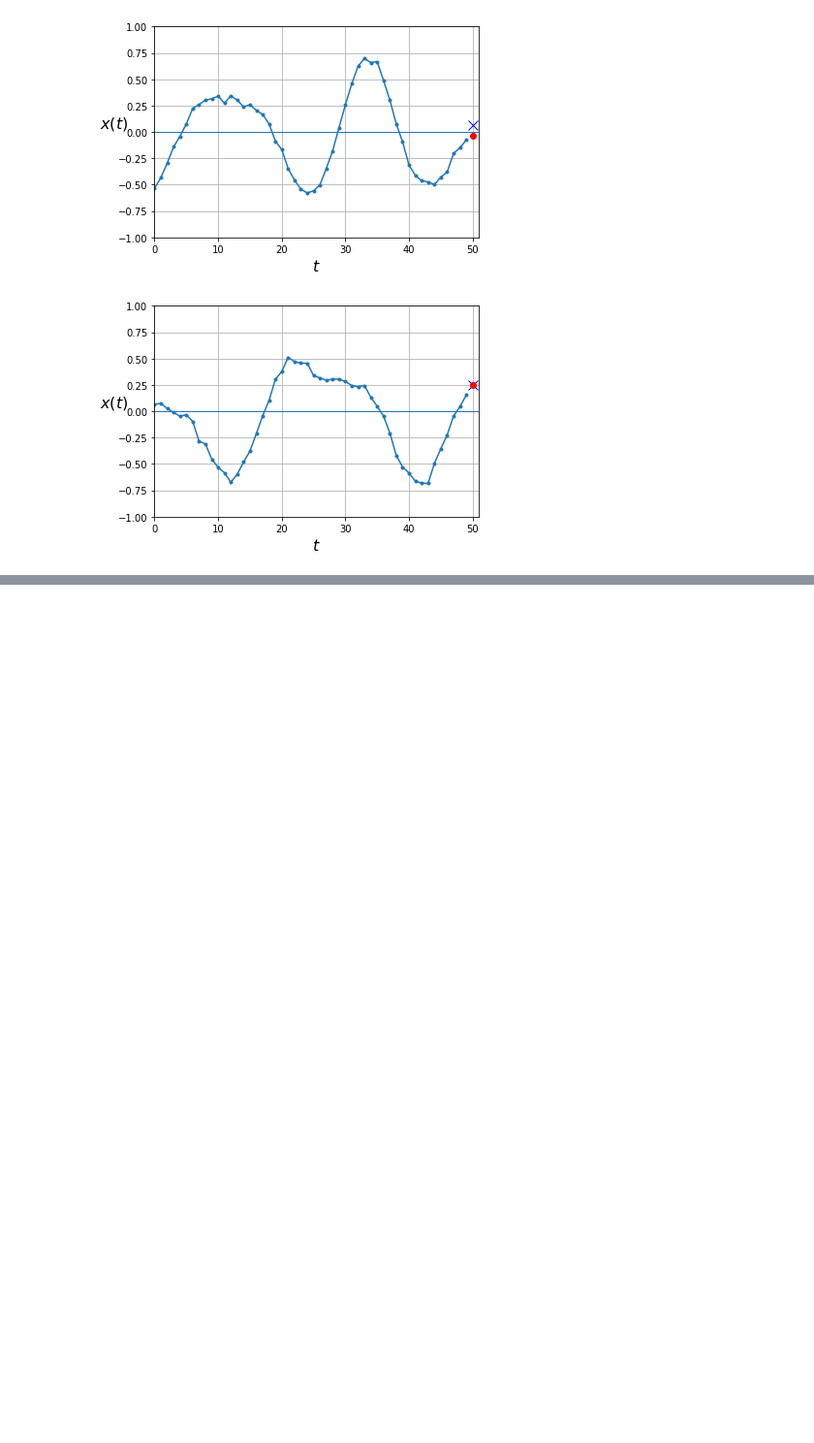
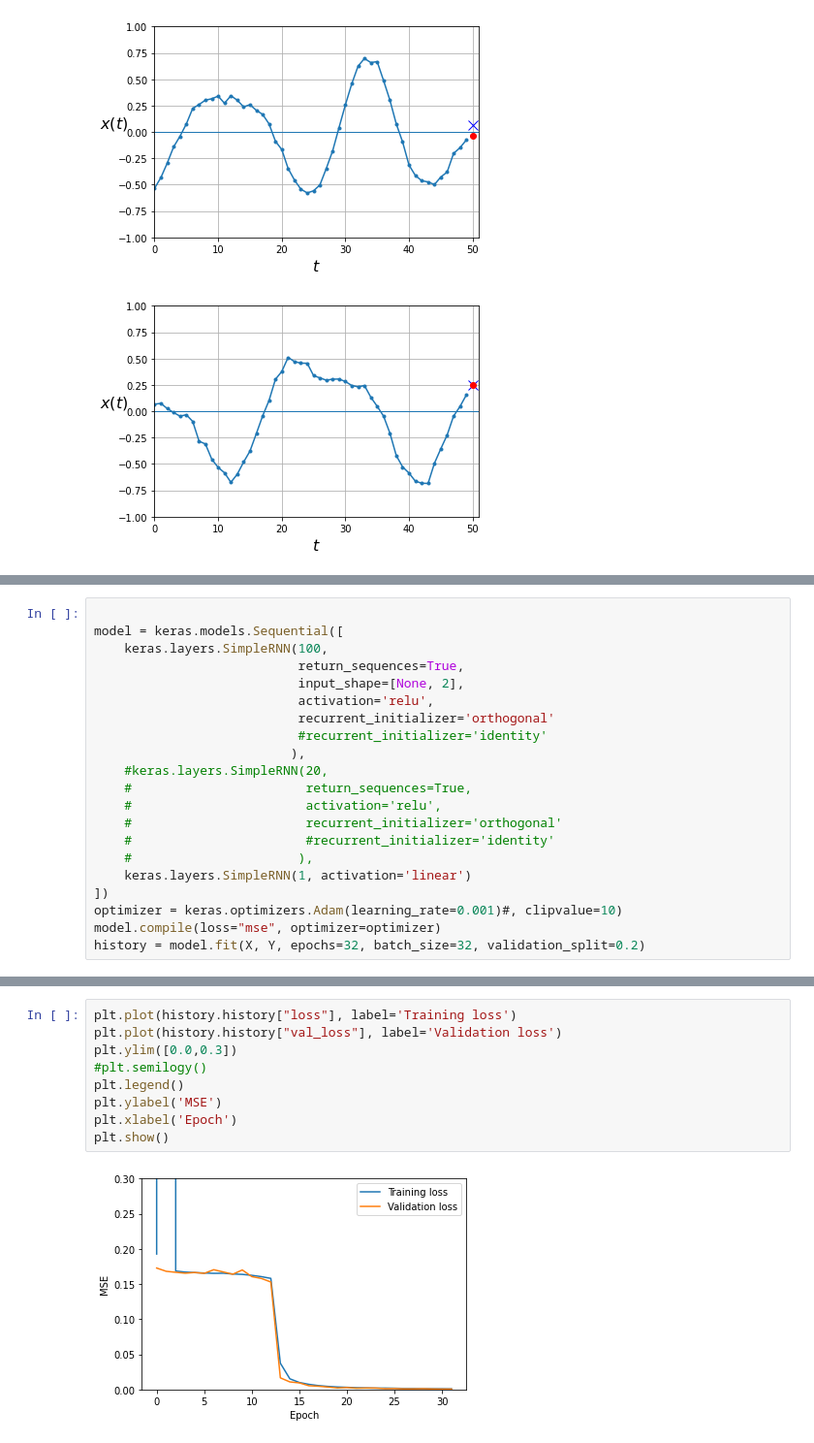
Before and after one commit to kaipoethkow/ml-challenges, a Jupyter notebook: rnn_addition/rnn_exploration.ipynb, the cells around one changed output, grey strips where cells are left out. Shown at 97% size. Cells and saved outputs as stored; diff of their text form; blank space fills up the shorter version.

```diff
--- a/rnn_addition/rnn_exploration.ipynb
+++ b/rnn_addition/rnn_exploration.ipynb
@@ -184,0 +175,21 @@ x
+# %%
+
+model = keras.models.Sequential([
+    keras.layers.SimpleRNN(100,
+                           return_sequences=True,
+                           input_shape=[None, 2],
+                           activation='relu',
+                           recurrent_initializer='orthogonal'
+                           #recurrent_initializer='identity'
+                          ),
+    #keras.layers.SimpleRNN(20,
+    #                       return_sequences=True,
+    #                       activation='relu',
+    #                       recurrent_initializer='orthogonal'
+    #                       #recurrent_initializer='identity'
+    #                      ),
+    keras.layers.SimpleRNN(1, activation='linear')
+])
+optimizer = keras.optimizers.Adam(learning_rate=0.001)#, clipvalue=10)
+model.compile(loss="mse", optimizer=optimizer)
+history = model.fit(X, Y, epochs=32, batch_size=32, validation_split=0.2)
@@ -184,0 +214,11 @@ x
+# %%
+plt.plot(history.history["loss"], label='Training loss')
+plt.plot(history.history["val_loss"], label='Validation loss')
+plt.ylim([0.0,0.3])
+#plt.semilogy()
+plt.legend()
+plt.ylabel('MSE')
+plt.xlabel('Epoch')
+plt.show()
+# %% [output]
+[figure, added]
```
Also changed, not shown: parts of 11 cells of this notebook.
